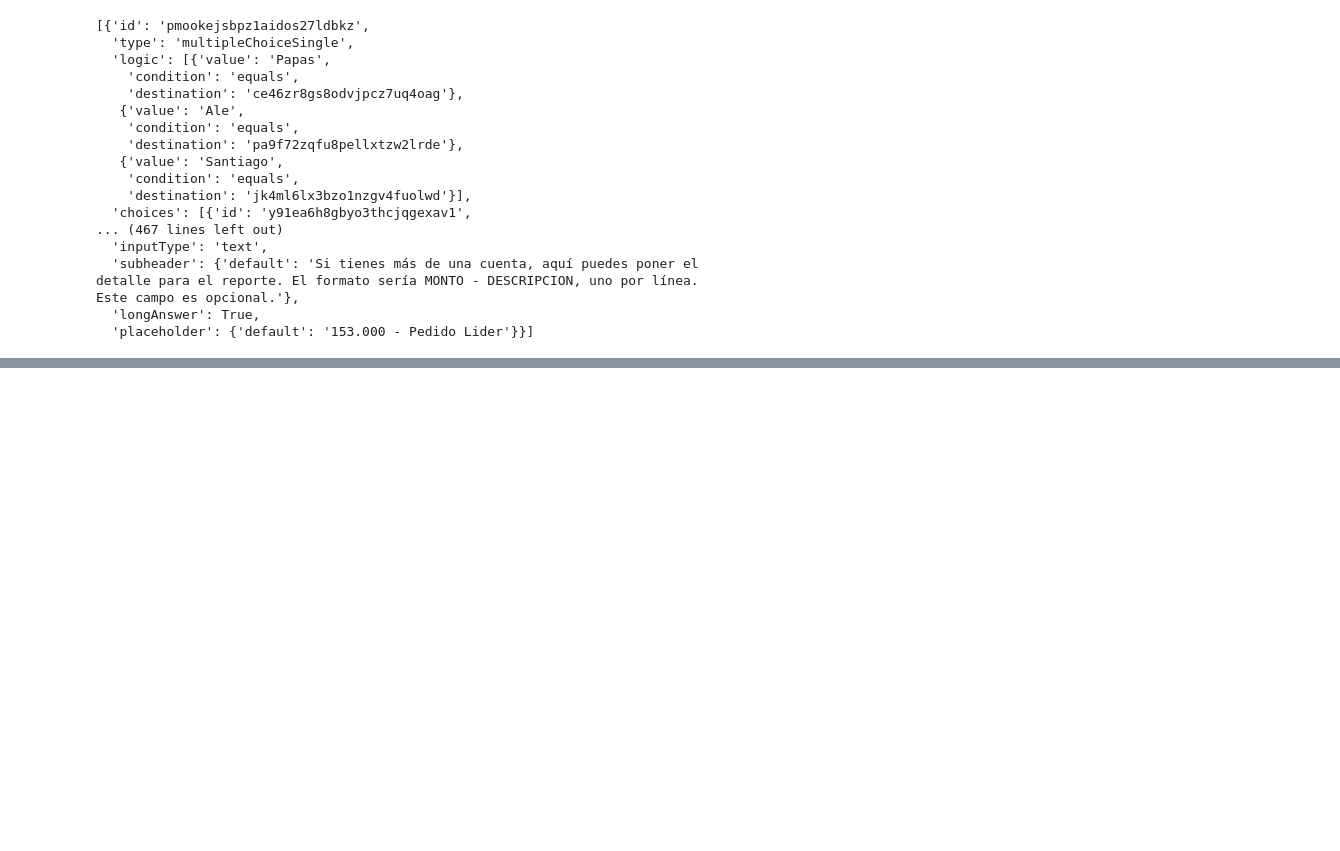
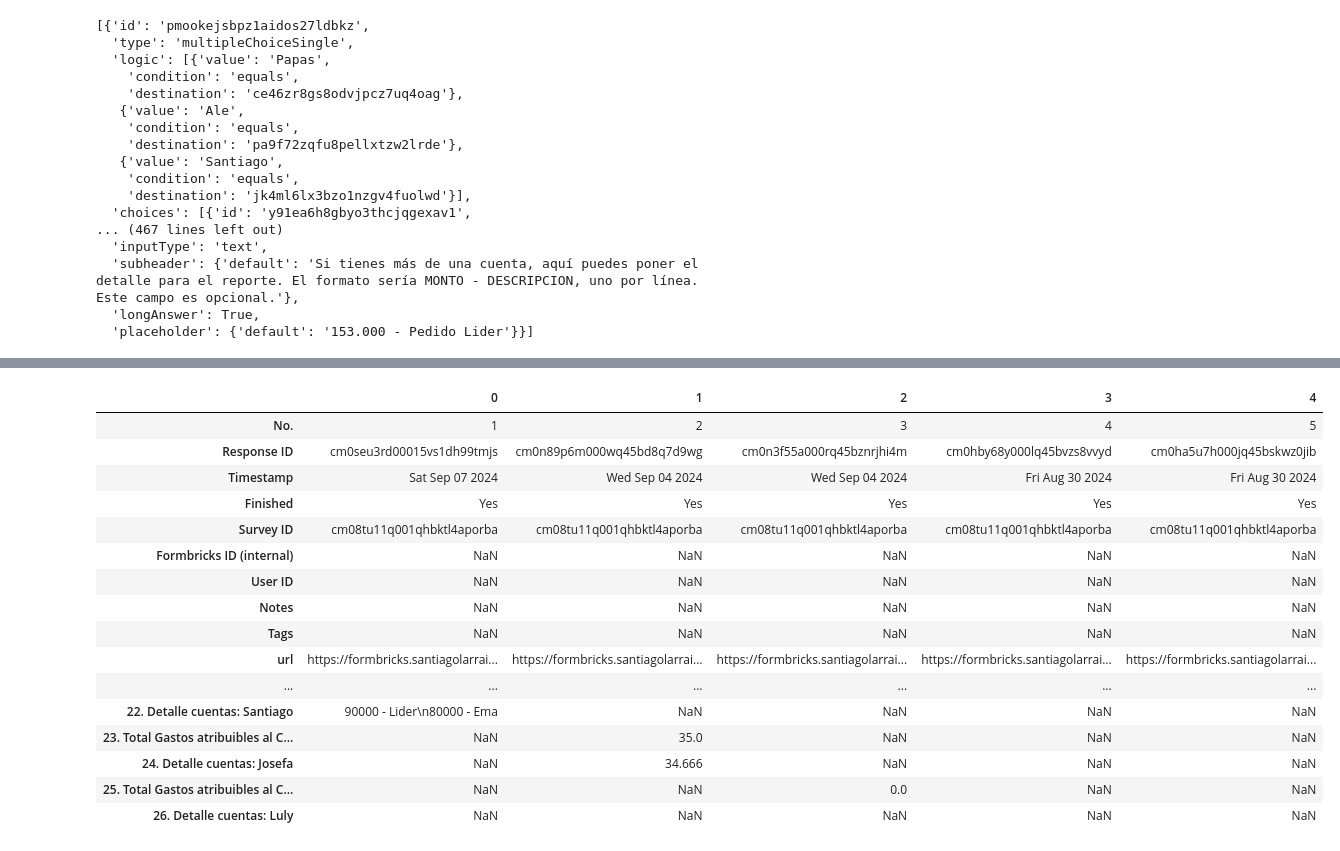
Before and after one commit to slarrain/Utils, a Jupyter notebook: comidas_campo/notebooks/Explorations.ipynb, the cells around one changed output, grey strips where cells are left out. Cells and saved outputs as stored; diff of their text form; code cells hidden in the pictures; blank space fills up the shorter version.

```diff
--- a/comidas_campo/notebooks/Explorations.ipynb
+++ b/comidas_campo/notebooks/Explorations.ipynb
@@ -806,0 +825,20 @@ payload['name'] = 'comidas_campo_03'
+# %%
+df.T
+# %% [output]
+|  | 0 | 1 | 2 | 3 | 4 |
+| No. | 1 | 2 | 3 | 4 | 5 |
+| Response ID | cm0seu3rd00015vs1dh99tmjs | cm0n89p6m000wq45bd8q7d9wg | cm0n3f55a000rq45bznrjhi4m | cm0hby68y000lq45bvzs8vvyd | cm0ha5u7h000jq45bskwz0jib |
+| Timestamp | Sat Sep 07 2024 | Wed Sep 04 2024 | Wed Sep 04 2024 | Fri Aug 30 2024 | Fri Aug 30 2024 |
+| Finished | Yes | Yes | Yes | Yes | Yes |
+| Survey ID | cm08tu11q001qhbktl4aporba | cm08tu11q001qhbktl4aporba | cm08tu11q001qhbktl4aporba | cm08tu11q001qhbktl4aporba | cm08tu11q001qhbktl4aporba |
+| Formbricks ID (internal) | NaN | NaN | NaN | NaN | NaN |
+| User ID | NaN | NaN | NaN | NaN | NaN |
+| Notes | NaN | NaN | NaN | NaN | NaN |
+| Tags | NaN | NaN | NaN | NaN | NaN |
+| url | https://formbricks.santiagolarrai... | https://formbricks.santiagolarrai... | https://formbricks.santiagolarrai... | https://formbricks.santiagolarrai... | https://formbricks.santiagolarrai... |
+| ... | ... | ... | ... | ... | ... |
+| 22. Detalle cuentas: Santiago | 90000 - Lider\n80000 - Ema | NaN | NaN | NaN | NaN |
+| 23. Total Gastos atribuibles al C... | NaN | 35.0 | NaN | NaN | NaN |
+| 24. Detalle cuentas: Josefa | NaN | 34.666 | NaN | NaN | NaN |
+| 25. Total Gastos atribuibles al C... | NaN | NaN | 0.0 | NaN | NaN |
+| 26. Detalle cuentas: Luly | NaN | NaN | NaN | NaN | NaN |
```
Also changed, not shown: parts of 24 cells of this notebook, 5 other files.
